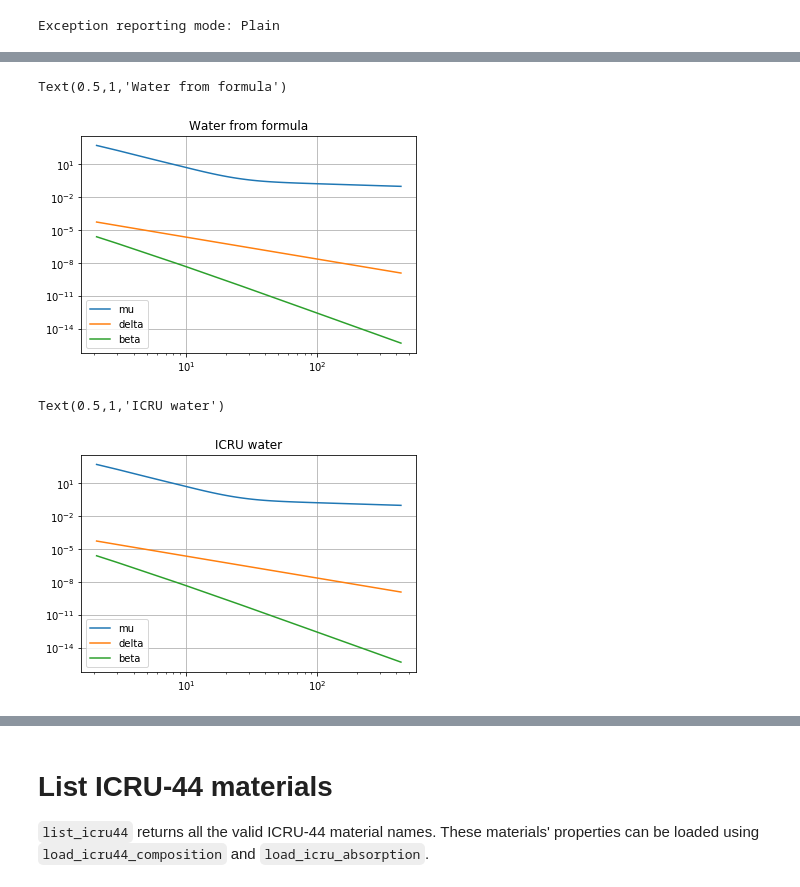
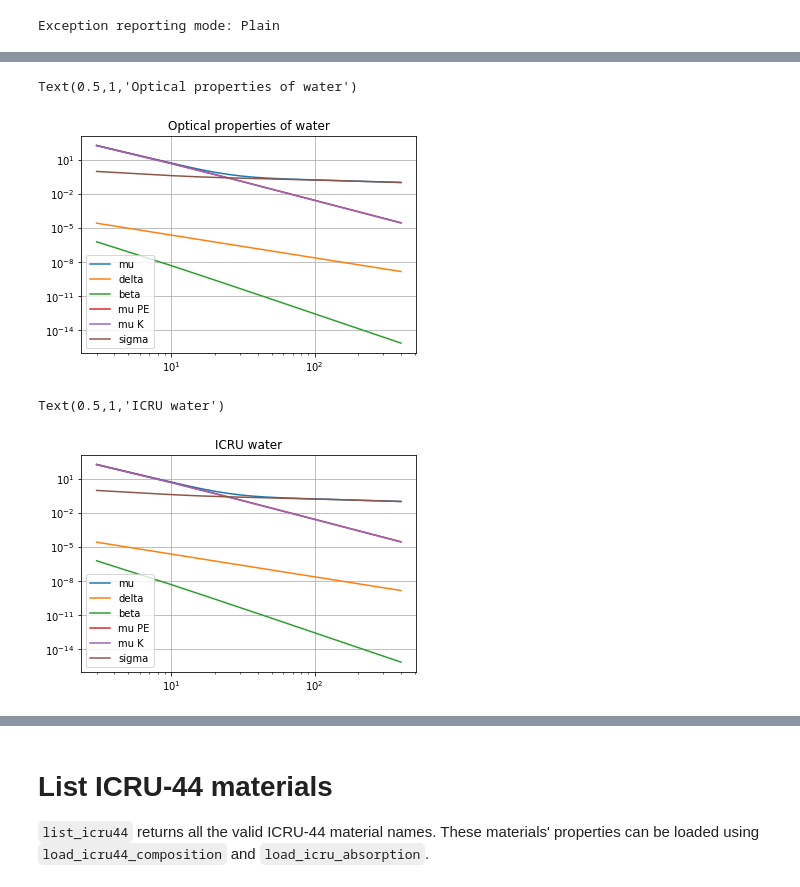
Before and after one commit to HesselinkGroup/xraymaterials, a Jupyter notebook: Example.ipynb, the cells around one changed output, grey strips where cells are left out. Saved outputs shown, nothing was run; the diff lists cells and outputs as text; code cells hidden in the pictures.

Commit message:
updated example notebook to use Material

```diff
--- a/Example.ipynb
+++ b/Example.ipynb
@@ -21,27 +31,33 @@ The two figures below demonstrate how to obtain $\delta$, $\beta$ and $\mu$ for
 # %%
-symbols, elem_n_cc = xraymaterials.compound_number_densities("H2O", 0.997)
-delta, beta, mu, energy_keV = xraymaterials.calculate_n_mu(symbols, elem_n_cc=elem_n_cc)
+water = Material.from_compound("H2O", 1.0)
+energy_keV = np.logspace(np.log10(3.0), np.log10(400.0), 200)
 
-plt.loglog(energy_keV, mu, '-', label='mu')
-plt.loglog(energy_keV, delta, '-', label='delta')
-plt.loglog(energy_keV, beta, '-', label='beta')
+plt.loglog(energy_keV, water.mu(energy_keV), label='mu')
+plt.loglog(energy_keV, water.delta(energy_keV), label='delta')
+plt.loglog(energy_keV, water.beta(energy_keV), label='beta')
+plt.loglog(energy_keV, water.mu_pe(energy_keV), label='mu PE')
+plt.loglog(energy_keV, water.mu_pe_k(energy_keV), label='mu K')
+plt.loglog(energy_keV, water.sigma(energy_keV), label='sigma')
 plt.grid()
 plt.legend(loc='best')
-plt.title("Water from formula")
+plt.title("Optical properties of water")
 # %% [output]
-Text(0.5,1,'Water from formula')
+Text(0.5,1,'Optical properties of water')
-[figure, old version]
+[figure, new version]
 # %%
 wawa = xraymaterials.load_icru44_composition("Water, Liquid")
 elem_g_cc = wawa["density_g_cc"] * np.array(wawa["fraction"])
-delta, beta, mu, energy_keV = xraymaterials.calculate_n_mu(wawa["z"], elem_g_cc=elem_g_cc)
+water = Material(wawa["z"], elem_g_cc)
 
-plt.loglog(energy_keV, mu, label='mu')
-plt.loglog(energy_keV, delta, label='delta')
-plt.loglog(energy_keV, beta, label='beta')
+plt.loglog(energy_keV, water.mu(energy_keV), label='mu')
+plt.loglog(energy_keV, water.delta(energy_keV), label='delta')
+plt.loglog(energy_keV, water.beta(energy_keV), label='beta')
+plt.loglog(energy_keV, water.mu_pe(energy_keV), label='mu PE')
+plt.loglog(energy_keV, water.mu_pe_k(energy_keV), label='mu K')
+plt.loglog(energy_keV, water.sigma(energy_keV), label='sigma')
 plt.grid()
 plt.legend()
 plt.title("ICRU water")
 # %% [output]
 Text(0.5,1,'ICRU water')
-[figure, old version]
+[figure, new version]
```
Also changed, not shown: parts of 17 cells of this notebook.
